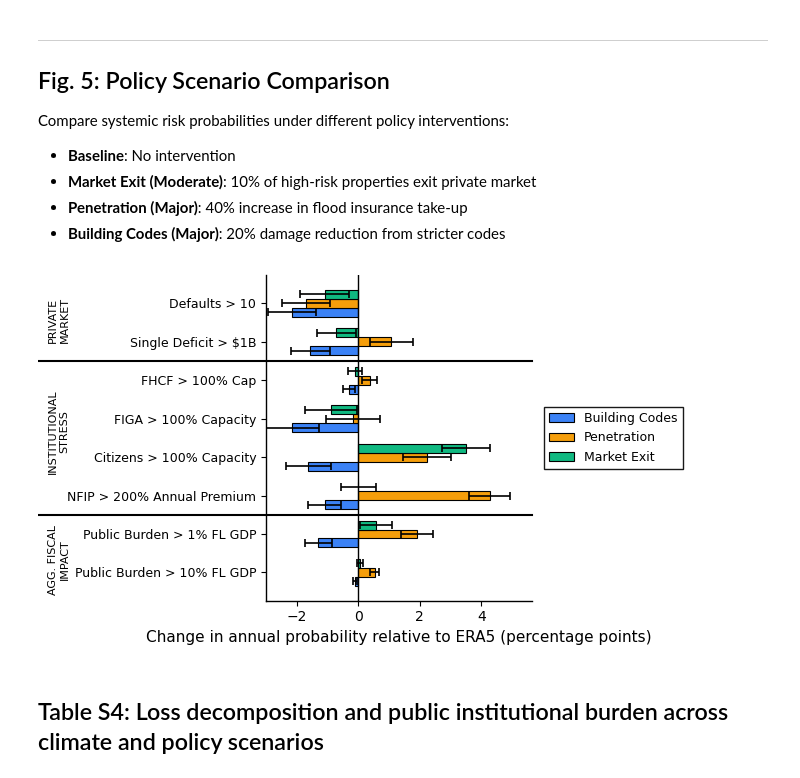
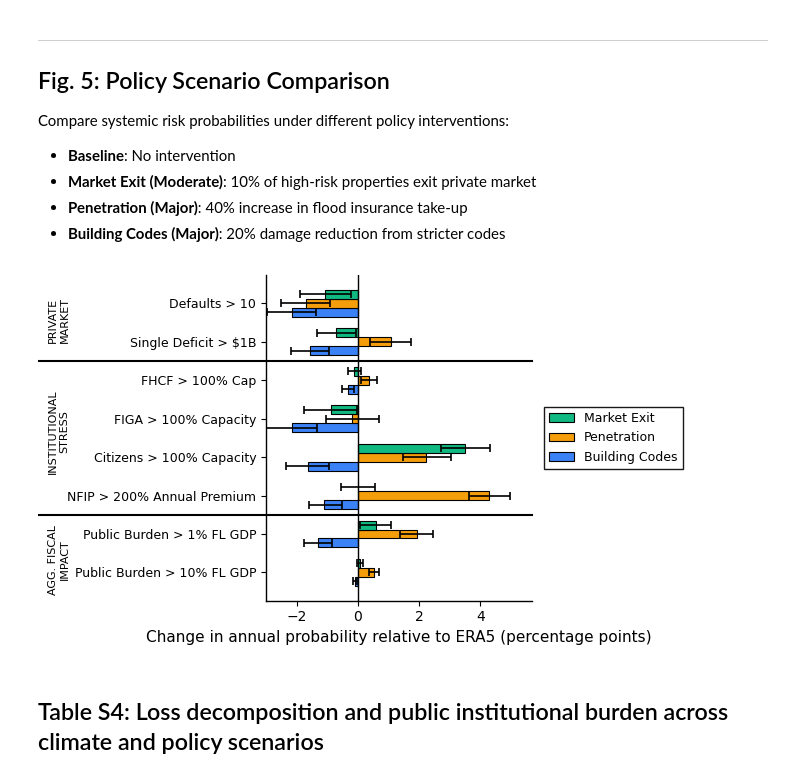
Before and after one commit to simonameiler/systemic_insurance_risk_fl_pub, a Jupyter notebook: notebooks/probabilistic_risk_analysis.ipynb, the cells around one changed output. Cells and saved outputs as stored; diff of their text form; code cells hidden in the pictures.

```diff
--- a/notebooks/probabilistic_risk_analysis.ipynb
+++ b/notebooks/probabilistic_risk_analysis.ipynb
@@ -1069,35 +1069,35 @@ if len(policy_results) >= 2 and 'Baseline' in available_scenarios:
         ax.spines['bottom'].set_color('black')
         ax.spines['left'].set_linewidth(1)
         ax.spines['bottom'].set_linewidth(1)
         ax.spines['top'].set_visible(False)
         ax.spines['right'].set_visible(False)
         ax.tick_params(axis='both', colors='black')
         ax.tick_params(axis='y', labelsize=9)
 
         # Add legend on the right side
         ax.legend(loc='center left', frameon=True, fancybox=False,
                   edgecolor='black', framealpha=0.9, fontsize=9,
-                  ncol=1, bbox_to_anchor=(1.02, 0.5))
+                  ncol=1, bbox_to_anchor=(1.02, 0.5), reverse=True)
 
         # Add category labels
         fig.text(0.01, 0.85, 'PRIVATE\nMARKET', fontsize=8, fontweight='normal',
                  va='center', ha='center', color='k', rotation=90)
         fig.text(0.01, 0.57, 'INSTITUTIONAL\nSTRESS', fontsize=8, fontweight='normal',
                  va='center', ha='center', color='k', rotation=90)
         fig.text(0.01, 0.25, 'AGG. FISCAL\nIMPACT', fontsize=8, fontweight='normal',
                  va='center', ha='center', color='k', rotation=90)
 
         plt.tight_layout()
         out_file = Path('../results/figures/fig_era5_policy_divergence.png')
         plt.savefig(out_file, dpi=300, bbox_inches='tight')
         plt.show()
 
     else:
         print("\n⚠️  No policy scenarios available besides baseline")
 else:
     print("\n⚠️  Need baseline + policy scenarios to create divergence plot")
 # %% [output]
-[figure, old version]
+[figure, new version]
 # %% [markdown]
 ## Table S4: Loss decomposition and public institutional burden across climate and policy scenarios
 # %%
```
Also changed, not shown: parts of 1 cell of this notebook, 1 other file.
